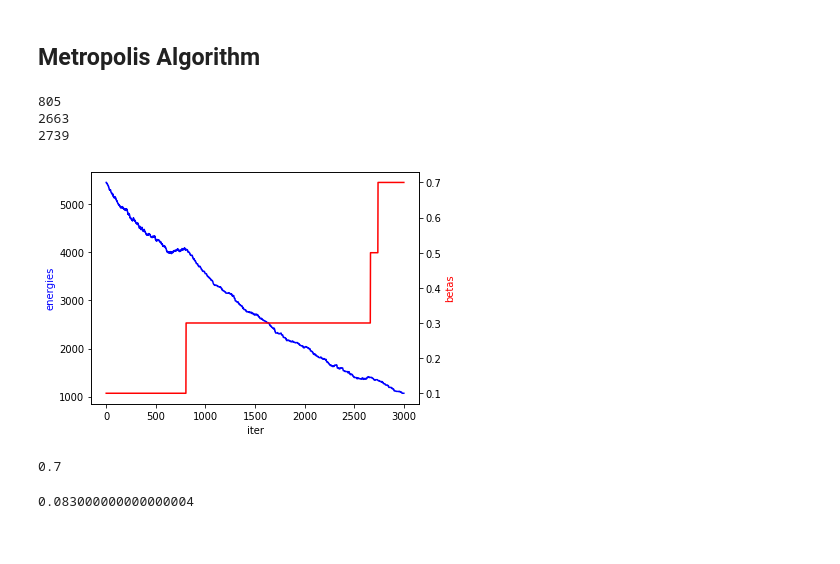
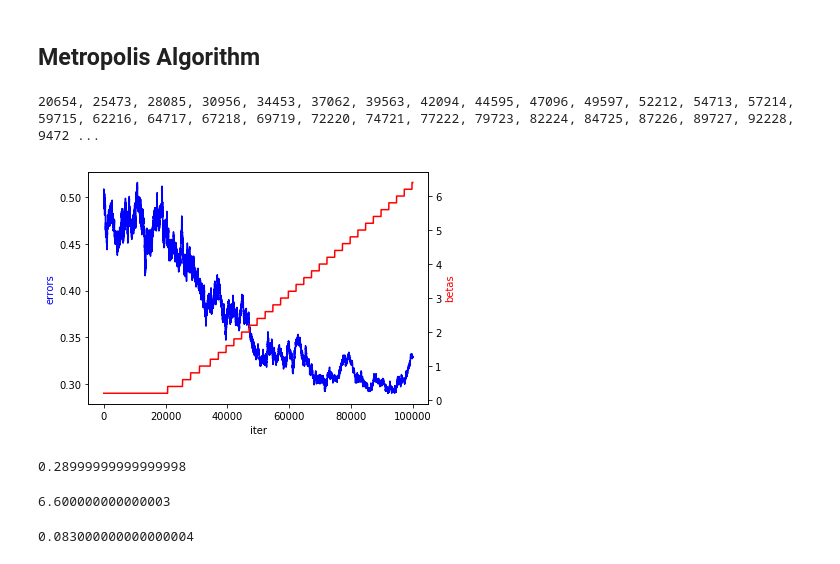
Before and after one commit to robinood1/MarkovChains, a Jupyter notebook: main_notebook_best.ipynb, the cells around one changed output. Saved outputs shown, nothing was run; the diff lists cells and outputs as text; code cells hidden in the pictures.

Commit message:
more graphs

```diff
--- a/main_notebook_best.ipynb
+++ b/main_notebook_best.ipynb
@@ -14,7 +14,7 @@ import sys as sys
 # %%
 # Values of dimensions n and m
 n = 1000
-m = 8000
+m = 660
 # Initial random vector
 x0 = np.random.randint(low=0, high=2, size=n)*2-1 # A random array of -1 and +1
 
@@ -93,31 +93,32 @@ def metropolis(W, X, x0, threshold, beta0) :
 # %%
 found_X, errors, energies, betas = metropolis(W, X, x0, 0, beta0)
 # %% [output]
-805
-2663
-2739
+20654, 25473, 28085, 30956, 34453, 37062, 39563, 42094, 44595, 47096, 49597, 52212, 54713, 57214, 59715, 62216, 64717, 67218, 69719, 72220, 74721, 77222, 79723, 82224, 84725, 87226, 89727, 92228, 9472 ...
 # %%
 fig, ax1 = plt.subplots()
 
-s1 = energies
+s1 = errors
 ax1.plot(s1, 'b')
 ax1.set_xlabel('iter')
 
-ax1.set_ylabel('energies', color='b')
+ax1.set_ylabel('errors', color='b')
 
 ax2 = ax1.twinx()
 s2 = betas
 ax2.plot(s2, 'r')
 ax2.set_ylabel('betas', color='r')
 
 fig.tight_layout()
 plt.show()
+
+min(errors)
 # %% [output]
-[figure, old version]
+[figure, new version]
+0.28999999999999998
 # %%
 betas[-1]
 # %% [output]
-0.7
+6.600000000000003
 # %%
 min(errors)
 # %% [output]
```
Also changed, not shown: parts of 6 cells of this notebook.
